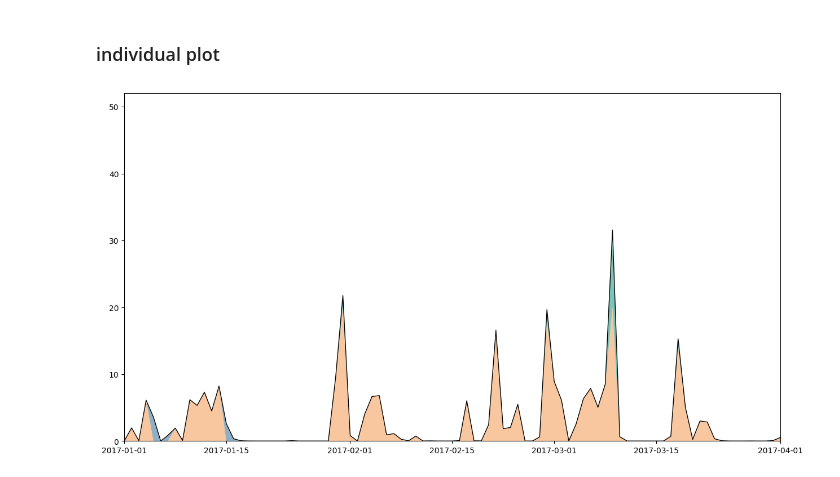
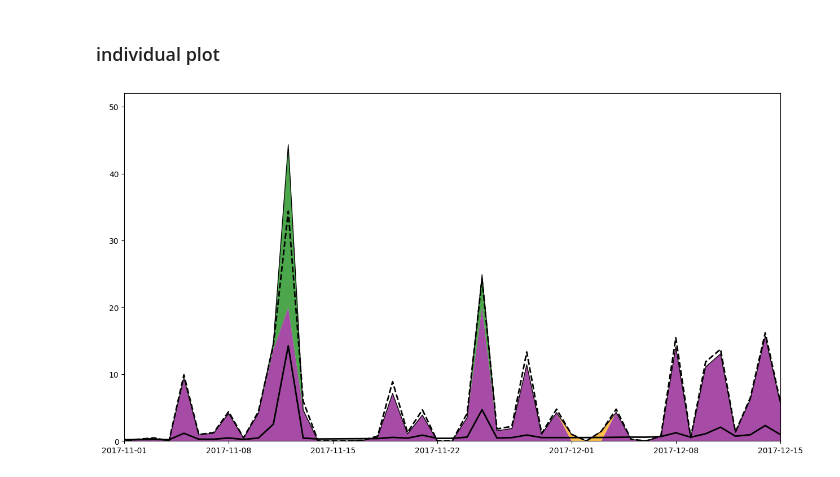
Before and after one commit to emorl/Earth-System-Modelling, a Jupyter notebook: surface_runoff_swbm_colab.ipynb, the cells around one changed output. Drawn from its saved outputs; the diff is of its cells as text; code cells hidden in the pictures.

Commit message:
Adding runoff composition

```diff
--- a/surface_runoff_swbm_colab.ipynb
+++ b/surface_runoff_swbm_colab.ipynb
@@ -605,36 +605,36 @@ moisture_old, runoff_old, et_flux_old, = predict_old(data_prepro, config_DE)
 
 # Create a wider figure
 plt.figure(figsize=(15, 8))
 # Gestapelte Flächen (Prozesse)
 plt.stackplot(
     data_prepro['time'],
     runoff_s,
     runoff_h,
     runoff_ice,
     labels=["Surface runoff", "Hillslope runoff", "Ice runoff"],
-    colors=["#f4a261", "#2a9d8f", "#457b9d"],  # custom colors
-    alpha=0.6
+    colors=["purple", "green", "orange"],  # custom colors
+    alpha=0.7
 )
 
 # Gesamtrunoff als Linie oben drüber
 plt.plot(
     data_prepro['time'],
     runoff,
     color="black",
     linewidth=1,
     label="Total runoff"
 )
 # Plot lines with thinner width
 #plt.plot(data_prepro['time'], runoff, color='black', linewidth=1)
 #plt.plot(data_prepro['time'], runoff_s, color='orange', linewidth=1)
 #plt.plot(data_prepro['time'], runoff_h, color='green', linewidth=1)
 #plt.plot(data_prepro['time'], runoff_ice, color='blue', linewidth=1)
 
-#plt.plot(data_prepro['time'], runoff_old, color='green', linewidth=1)
-#plt.plot(data_prepro['time'], data_prepro['ro'], color='blue', linewidth=1)
-plt.xlim(pd.Timestamp('2017-01-01'), pd.Timestamp('2017-04-01'))
+plt.plot(data_prepro['time'], runoff_old, color='black', linestyle="--", linewidth=2)
+plt.plot(data_prepro['time'], data_prepro['ro'], color='black', linewidth=2)
+plt.xlim(pd.Timestamp('2017-11-01'), pd.Timestamp('2017-12-15'))
 
 
 plt.show()
 # %% [output]
-[figure, old version]
+[figure, new version]
```
